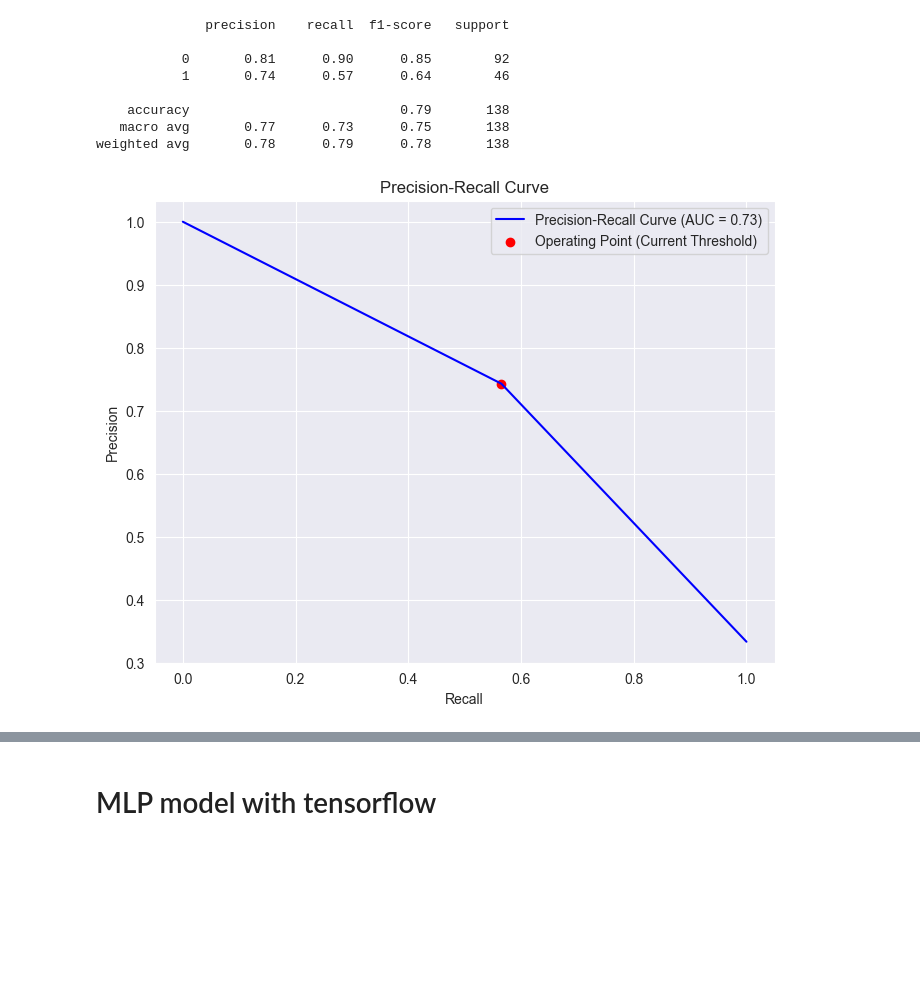
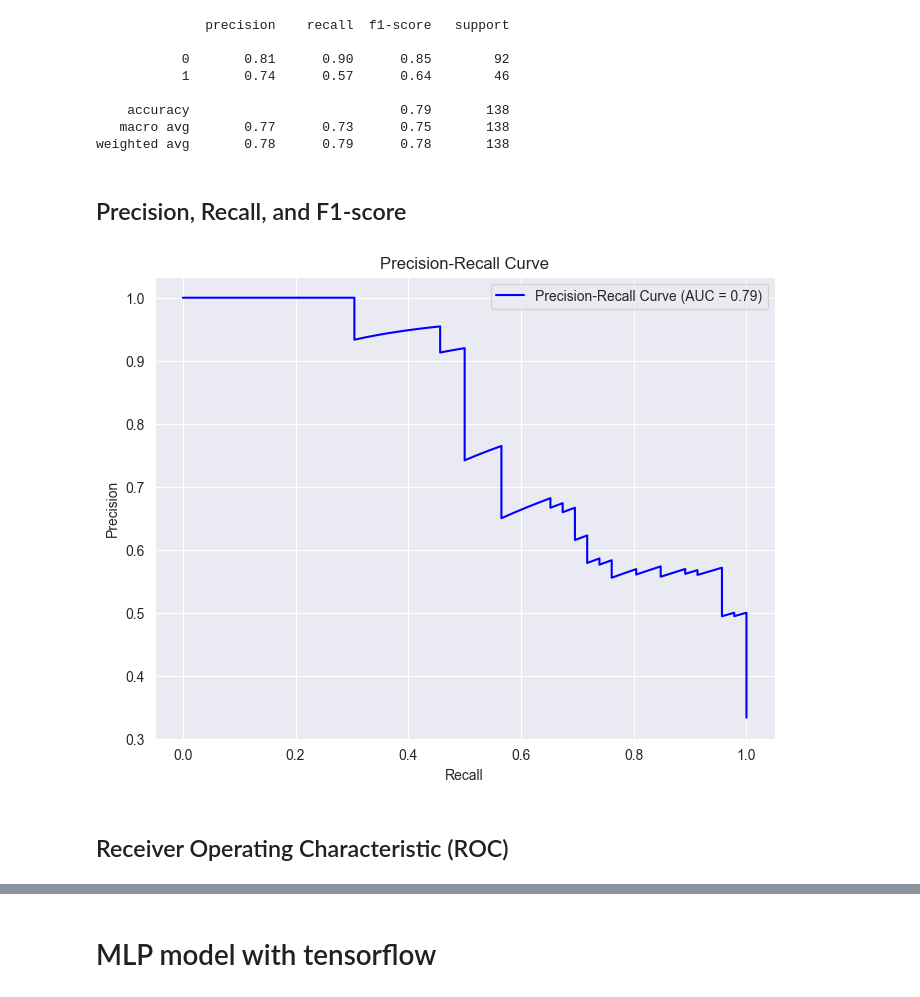
Before and after one commit to Bhargavoza1/ml-practice-project, a Jupyter notebook: Diabetes-Prediction.ipynb, the cells around one changed output, grey strips where cells are left out. Drawn from its saved outputs; the diff is of its cells as text; code cells hidden in the pictures; blank space fills up the shorter version.

```diff
--- a/Diabetes-Prediction.ipynb
+++ b/Diabetes-Prediction.ipynb
@@ -356,7 +356,8 @@ round(logisticregression.score(X_test, Y_test)*100, 2)
 # %% [output]
 78.99
 # %%
-Y_pred = logisticregression.predict(X_test)
+Y_pred_proba = logisticregression.predict_proba(X_test)[:, 1]
+Y_pred = y_pred = np.where(Y_pred_proba >= 0.5, 1, 0)
 Y_test_pred = pd.DataFrame({
     'Y_test': Y_test,
     'Y_pred': Y_pred
@@ -385,25 +390,24 @@ print(classification_report(Y_test, Y_pred))
     accuracy                           0.79       138
    macro avg       0.77      0.73      0.75       138
 weighted avg       0.78      0.79      0.78       138
+# %% [markdown]
+## Precision, Recall, and F1-score
 # %%
-# Calculate precision and recall
-precision = precision_score(Y_test, Y_pred)
-recall = recall_score(Y_test, Y_pred)
-
 # Calculate precision-recall curve
-precision_curve, recall_curve, _ = precision_recall_curve(Y_test, Y_pred)
+precision_curve, recall_curve, _ = precision_recall_curve(Y_test, Y_pred_proba)
 # %%
 # Plot precision-recall curve
 area_under_curve = auc(recall_curve, precision_curve)
 plt.figure(figsize=(8, 6))
 plt.plot(recall_curve, precision_curve, label=f'Precision-Recall Curve (AUC = {area_under_curve:.2f})', color='b')
-plt.scatter(recall, precision, color='r', marker='o', label='Operating Point (Current Threshold)')
 plt.xlabel('Recall')
 plt.ylabel('Precision')
 plt.title('Precision-Recall Curve')
 plt.legend()
 plt.grid(True)
 plt.show()
 # %% [output]
-[figure, old version]
+[figure, new version]
+# %% [markdown]
+## Receiver Operating Characteristic (ROC)
 # %%
```
Also changed, not shown: parts of 14 cells of this notebook.
